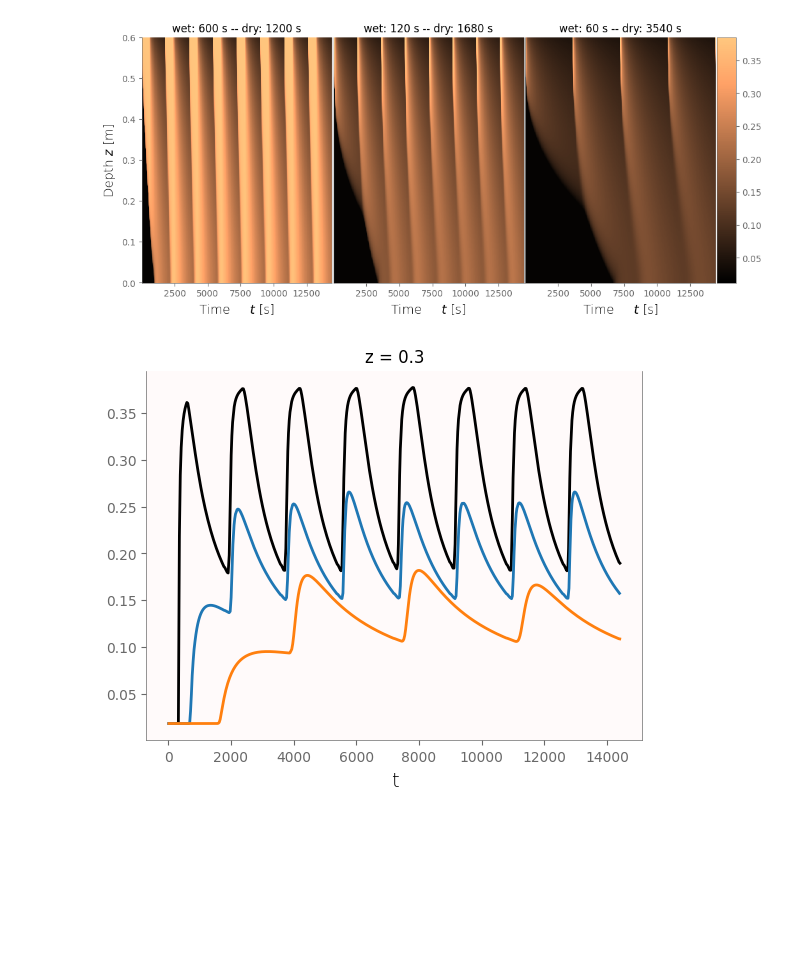
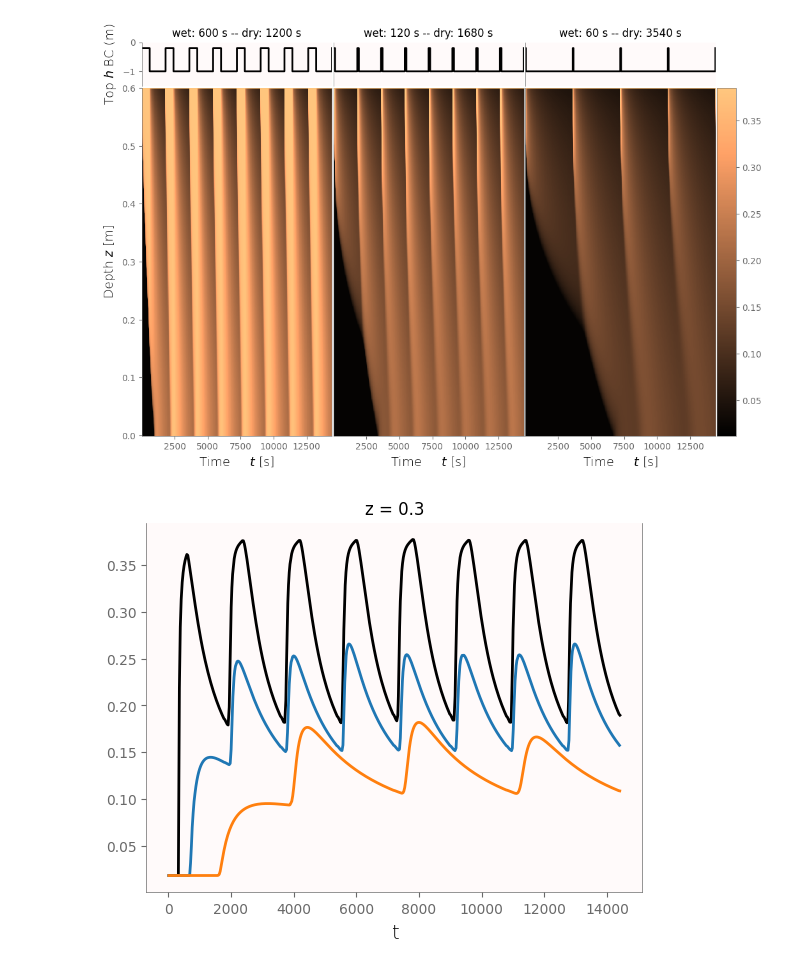
Before and after one commit to edsaac/ReactiveBiomass, a Jupyter notebook: experiments/Rosenzweig_2011.Flow/tableDataHead.ipynb, the cells around one changed output. Saved outputs shown, nothing was run; the diff lists cells and outputs as text; code cells hidden in the pictures; blank space fills up the shorter version.

```diff
--- a/experiments/Rosenzweig_2011.Flow/tableDataHead.ipynb
+++ b/experiments/Rosenzweig_2011.Flow/tableDataHead.ipynb
@@ -83,6 +83,7 @@ def stepTableGenerator(timeDry: int, timeWet: int, hDry: float, hWet:float):
 
     with open(f"{caseName}/stringTableStep.txt",'w') as f:
         f.write(stringTable)
+    return (timeArr,hArr)
 # %%
 def getAllMeshes(field:str):
     ## Extract VTK result (this should be done with a probe but meh)
@@ -126,18 +127,28 @@ timeWet = 120
 hDry = -1.00
 hWet = -0.20
 
-stepTableGenerator(timeDry=timeDry, timeWet=timeWet, hDry=hDry, hWet=hWet)
+tarr, harr = stepTableGenerator(timeDry=timeDry, timeWet=timeWet, hDry=hDry, hWet=hWet)
 # %%
 run_openfoam_model(hInit=hInit)
 # %%
 θ = getAllMeshes("theta")
 # %%
+fig, axs = plt.subplots(2,2, figsize=[8,6], gridspec_kw={"height_ratios":[0.5,4], "width_ratios":[5,0.5]}, sharex=False)
+fig.set_facecolor("#ffffff00")
 
-fig, ax = plt.subplots(figsize=[12,5])
+axs[0,1].remove()
+
+ax = axs[0,0]
+ax.plot(tarr,harr)
+ax.set(ylabel="Top $h$ BC (m)", xlabel="Time (s)", ylim=[-1.1,0], xlim=[0,14400])
+ax.get_xaxis().set_visible(False)
+ax.spines[["right","bottom"]].set_visible(False)
+
+ax = axs[1,0]
 img = ax.pcolormesh(θ.t,θ.z,θ, cmap="copper", vmin=0.012, vmax=0.385)
 ax.set_xlabel("Time $t$ [s]")
 ax.set_title(f"wet: {timeWet:.0f} s -- dry: {timeDry:.0f} s")
 ax.set_ylabel("Depth $z$ [m]")
-plt.colorbar(img, ax=ax)
+plt.colorbar(img, cax=axs[1,1])
 plt.show()
 # %% [output]
@@ -153,21 +164,35 @@ for timeDry,timeWet in zip(timeDryArr, timeWetArr):
     run_openfoam_model(hInit=hInit)
     θlist.append(getAllMeshes("theta"))
 # %%
-fig, axs = plt.subplots(1,4, sharey=False, figsize=[12,5],
-    gridspec_kw={"wspace":0.01, "width_ratios":[1,1,1,0.1]})
+fig, axs = plt.subplots(2,4, sharey=False, sharex=False, figsize=[12,8],
+    gridspec_kw={"wspace":0.01, "hspace":0.01, "width_ratios":[1,1,1,0.1], "height_ratios":[0.5,4]})
 
-for ax,θ,timeDry,timeWet in zip(axs,θlist,timeDryArr, timeWetArr):
+fig.set_facecolor("#ffffff00")
+
+for ax,timeDry,timeWet in zip(axs[0,:],timeDryArr, timeWetArr):
+    tarr, harr = stepTableGenerator(timeDry=timeDry, timeWet=timeWet, hDry=hDry, hWet=hWet)
+    ax.plot(tarr,harr)
+    ax.set(ylim=[-1.5,0], xlim=[0,14400])
+    ax.set_title(f"wet: {timeWet:.0f} s -- dry: {timeDry:.0f} s")
+    ax.get_xaxis().set_visible(False)
+    ax.spines[["bottom","right"]].set_visible(False)
+
+axs[0,-1].remove()
+axs[0,0].set_ylabel("Top $h$ BC (m)")
+
+for ax,θ,timeDry,timeWet in zip(axs[1,:],θlist,timeDryArr, timeWetArr):
     img = ax.pcolormesh(θ.t,θ.z, θ, vmin=0.012, vmax=0.385, cmap="copper")
     ax.set_xlabel("Time \t $t$ [s]")
-    ax.set_title(f"wet: {timeWet:.0f} s -- dry: {timeDry:.0f} s")
 
-for ax in axs[1:-1]: ax.get_yaxis().set_visible(False)
+for ax in axs[0,1:]: ax.get_yaxis().set_visible(False)
+for ax in axs[1,1:-1]: ax.get_yaxis().set_visible(False)
 
-axs[0].set_ylabel("Depth $z$ [m]")
-plt.colorbar(img, cax=axs[-1])
+axs[1,0].set_ylabel("Depth $z$ [m]")
+
+plt.colorbar(img, cax=axs[1,-1])
 plt.show()
 # %% [output]
-[figure, old version]
+[figure, new version]
 # %%
 
 for theta in θlist:
```
Also changed, not shown: parts of 1 cell of this notebook, 6 other files.
